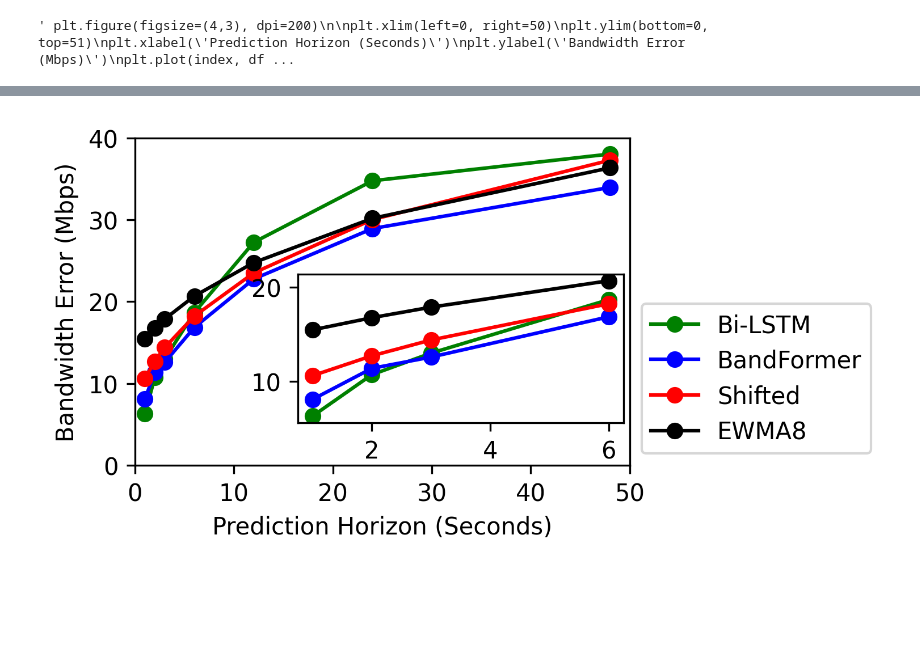
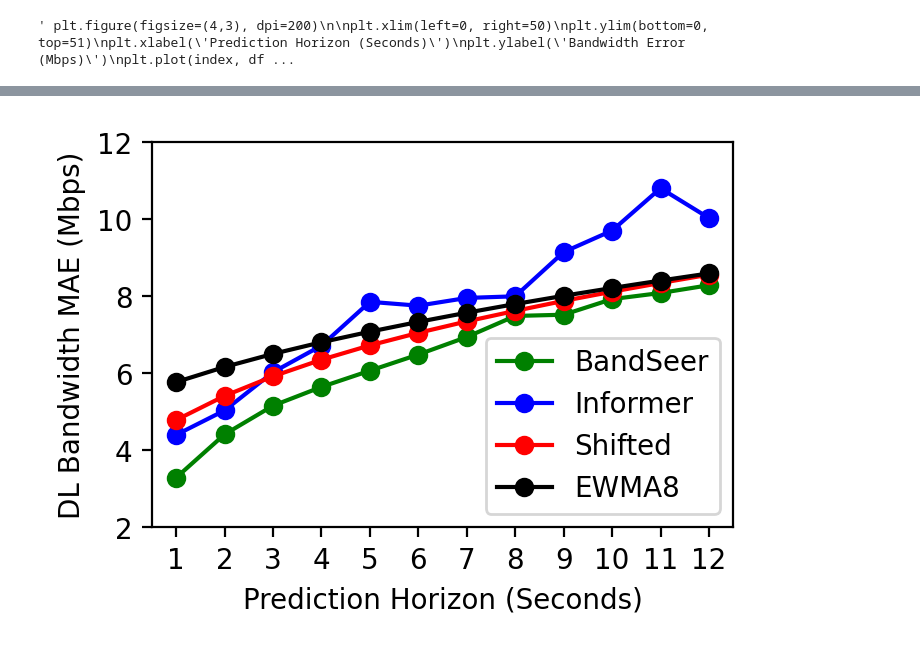
Before and after one commit to birkandenizer/Informer2020, a Jupyter notebook: create-plots.ipynb, the cells around one changed output, grey strips where cells are left out. Drawn from its saved outputs; the diff is of its cells as text; code cells hidden in the pictures; blank space fills up the shorter version.

```diff
--- a/create-plots.ipynb
+++ b/create-plots.ipynb
@@ -4,5 +4,6 @@ import pandas as pd
 import matplotlib.pyplot as plt
 # %%
 figure_size = (3, 3.5)
+paper_title = 'BandSeer'
 # %%
 # NYU-METS-M15-Standard
@@ -453,42 +458,44 @@ plt.savefig(f'plots/BerlinV2X-comparison-MAE.pdf', bbox_inches='tight') """
 # %%
-fig, ax1 = plt.subplots(figsize=figure_size, dpi=300)
+fig, ax1 = plt.subplots(figsize=figure_size, dpi=200)
 #fig.legend(loc='outside upper right')
 ax1.set_xlabel('Prediction Horizon (Seconds)')
-ax1.set_ylabel('Bandwidth Error (Mbps)')
-ax1.set_xlim(left=0, right=50)
-ax1.set_ylim(bottom=0, top=40)
+ax1.set_ylabel('DL Bandwidth MAE (Mbps)')
+ax1.set_xlim(left=0.5, right=12.5)
+ax1.set_ylim(bottom=2, top=12)
+ax1.set_xticks(index)
+#ax1.set_xticklabels(index, fontsize=12)
 #plt.xlabel('Seconds')
 #plt.ylabel('Bandwidth (Mbps)')
+
 # These are in unitless percentages of the figure size. (0,0 is bottom left)
-left, bottom, width, height = [0.38, 0.21, 0.51, 0.35]
-ax2 = fig.add_axes([left, bottom, width, height])
+""" left, bottom, width, height = [1.38, 1.21, 0.51, 0.35]
+ax2 = fig.add_axes([left, bottom, width, height]) """
 #ax2.set_xlim(left=0, right=6)
 #ax2.set_ylim(bottom=5, top=22)
 # Plot
 #ax1.plot(df[truth][:scope3] , color="red", label=truth)
 #ax1.plot(df[prediction][:scope3], color="blue", label=prediction)
 
-ax1.plot(index, df_mae['Bi_LSTM_64'], "-o", color="g", label="Bi-LSTM")
-#ax1.plot(index, df_mae['BandFormer_s'] , "-o", color="b", label="BandFormer_s")
-ax1.plot(index, df_mae['BandFormer_m'] , "-o", color="b", label="BandFormer")
-ax1.plot(index, df_mae['Shifted'] , "-o", color="r", label="Shifted")
-ax1.plot(index, df_mae['EWMA8'] , "-o", color="k", label="EWMA8")
-ax1.legend(loc='lower left', bbox_to_anchor=(1, 0))
+scope = 12
+ax1.plot(index[:scope], df_mae['Bi_LSTM_64'][:scope], "-o", color="g", label=paper_title)
+ax1.plot(index[:scope], df_mae['Informer'][:scope] , "-o", color="b", label="Informer")
+ax1.plot(index[:scope], df_mae['Shifted'][:scope] , "-o", color="r", label="Shifted")
+ax1.plot(index[:scope], df_mae['EWMA8'][:scope] , "-o", color="k", label="EWMA8")
+ax1.legend(loc='lower left', bbox_to_anchor=(0.55, 0))
 
-scope_s = 0
+""" scope_s = 0
 scope_e = 4
 ax2.plot(index[scope_s:scope_e], df_mae['Bi_LSTM_64'][scope_s:scope_e], "-o", color="g", label="Bi-LSTM")
-#ax2.plot(index[scope_s:scope_e], df_mae['BandFormer_s'][scope_s:scope_e] , "-o", color="b", label="BandFormer_s")
-ax2.plot(index[scope_s:scope_e], df_mae['BandFormer_m'][scope_s:scope_e] , "-o", color="b", label="BandFormer")
+ax2.plot(index[scope_s:scope_e], df_mae['Informer'][scope_s:scope_e] , "-o", color="b", label="Informer")
 ax2.plot(index[scope_s:scope_e], df_mae['Shifted'][scope_s:scope_e] , "-o", color="r", label="Shifted")
-ax2.plot(index[scope_s:scope_e], df_mae['EWMA8'][scope_s:scope_e] , "-o", color="k", label="EWMA8")
+ax2.plot(index[scope_s:scope_e], df_mae['EWMA8'][scope_s:scope_e] , "-o", color="k", label="EWMA8") """
 
 #plt.legend(loc='upper right')
 plt.show()
 #plt.savefig(f'plots/{DATA}-{scope4_s}-{scope4_e}.pdf', bbox_inches='tight')
 #fig.savefig(f'plots/BerlinV2X-64-{scope4_s}-{scope4_e}.pdf', bbox_inches='tight')
 
 fig.savefig(f'plots/BerlinV2X-comparison-MAE.pdf', bbox_inches='tight')
-fig.savefig(f'plots/BerlinV2X-comparison-MAE.png', bbox_inches='tight')
+#fig.savefig(f'plots/BerlinV2X-comparison-MAE.png', bbox_inches='tight')
 # %% [output]
-[figure, old version]
+[figure, new version]
```
Also changed, not shown: parts of 16 cells of this notebook, 5 other files.
